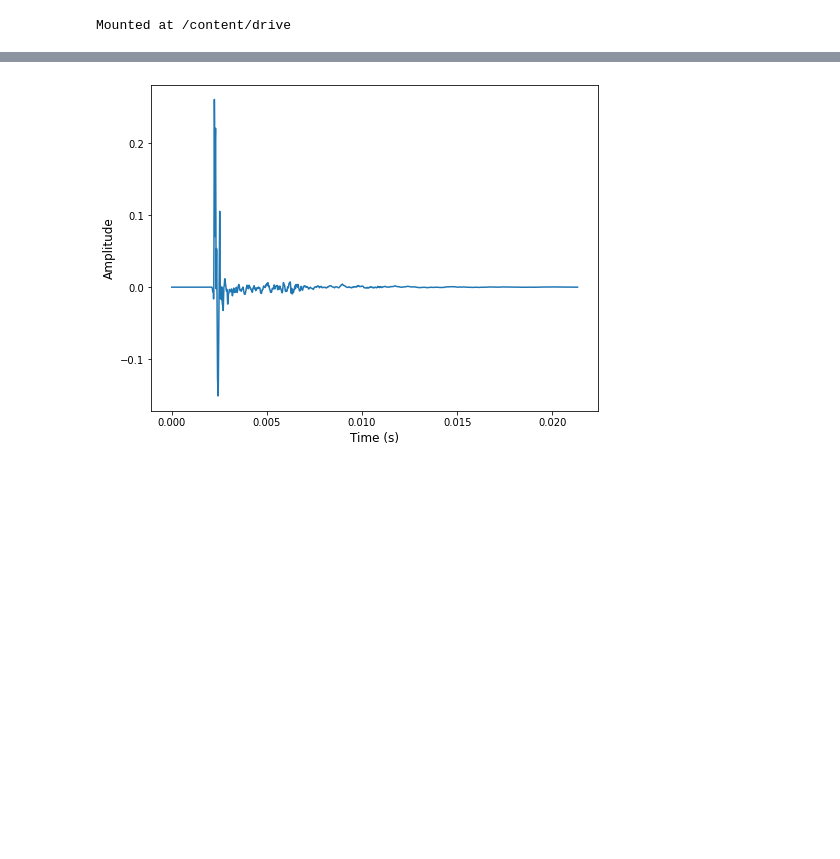
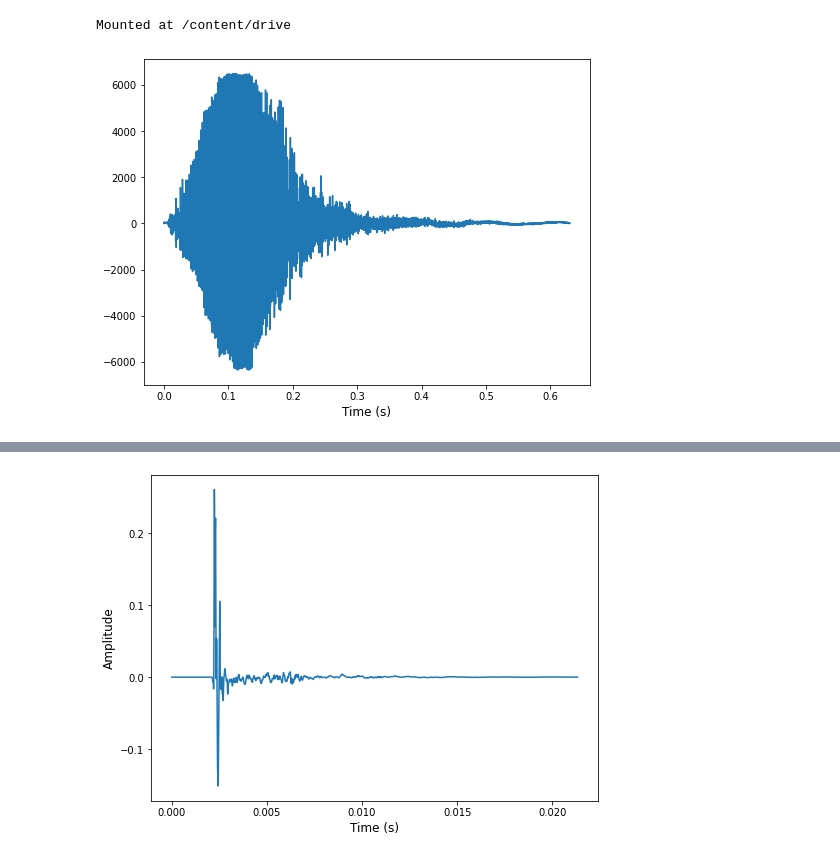
Before and after one commit to pakdaniel/DataMiningFinal, a Jupyter notebook: DataMiningFinal.ipynb, the cells around one changed output, grey strips where cells are left out. Cells and saved outputs as stored; diff of their text form; code cells hidden in the pictures; blank space fills up the shorter version.

```diff
--- a/DataMiningFinal.ipynb
+++ b/DataMiningFinal.ipynb
@@ -43,5 +44,49 @@ HUTUBS_PATH = os.path.join(drive_root, "My Drive", "HUTUBS")
 HRIR_DIR = os.path.join(HUTUBS_PATH, "HRIRs")
 
 T3D3A_PATH = os.path.join(drive_root, "My Drive", "3D3A", "Acoustic")
+VIVAE_PATH = os.path.join(drive_root, "My Drive", "VIVAE", "full_set")
 # %% [output]
 Mounted at /content/drive
+# %%
+audio_paths = [os.path.join(VIVAE_PATH, hrir_path) for hrir_path in os.listdir(VIVAE_PATH)]
+# %%
+class Audio():
+  def __init__(self, audio, sr, file_name):
+    self.audio = audio.astype(np.float32)
+    self.N = len(audio)
+    self.sr = sr
+    self.file_name = file_name
+    self.labels()
+
+  def labels(self):
+    metadata = self.file_name.split("/")[-1].split("_")
+    self.subject = metadata[0]
+    self.emotion_label = metadata[1]
+    self.emotion_intensity = metadata[2]
+    self.emotion = metadata[1] + "_" + metadata[2]
+
+  def plot_time_series(self):
+    t = np.arange(self.N)/self.sr
+    plt.figure(figsize=(8,6))
+    plt.plot(t, self.audio)
+    plt.xlabel("Time (s)", fontsize=12)
+    plt.show()
+
+  def plot_spectrogram(self, hop_length=64, n_fft=1024):
+    spec = np.abs(librosa.stft(self.audio, hop_length=hop_length, n_fft = n_fft))
+    spec = librosa.amplitude_to_db(spec, ref=np.max)
+
+    plt.figure(figsize=(8,6));
+    librosa.display.specshow(spec, sr=self.sr, hop_length=hop_length, x_axis='time', y_axis='linear');
+    plt.colorbar(format='%+2.0f dB');
+    plt.title('Spectrogram');
+# %%
+audio_all = []
+
+for audio_path in audio_paths:
+  sr, data = wavfile.read(audio_path)
+  audio_all.append(Audio(data, sr, audio_path))
+# %%
+audio_all[3].plot_time_series()
+# %% [output]
+[figure, added]
```
Also changed, not shown: parts of 8 cells of this notebook.
